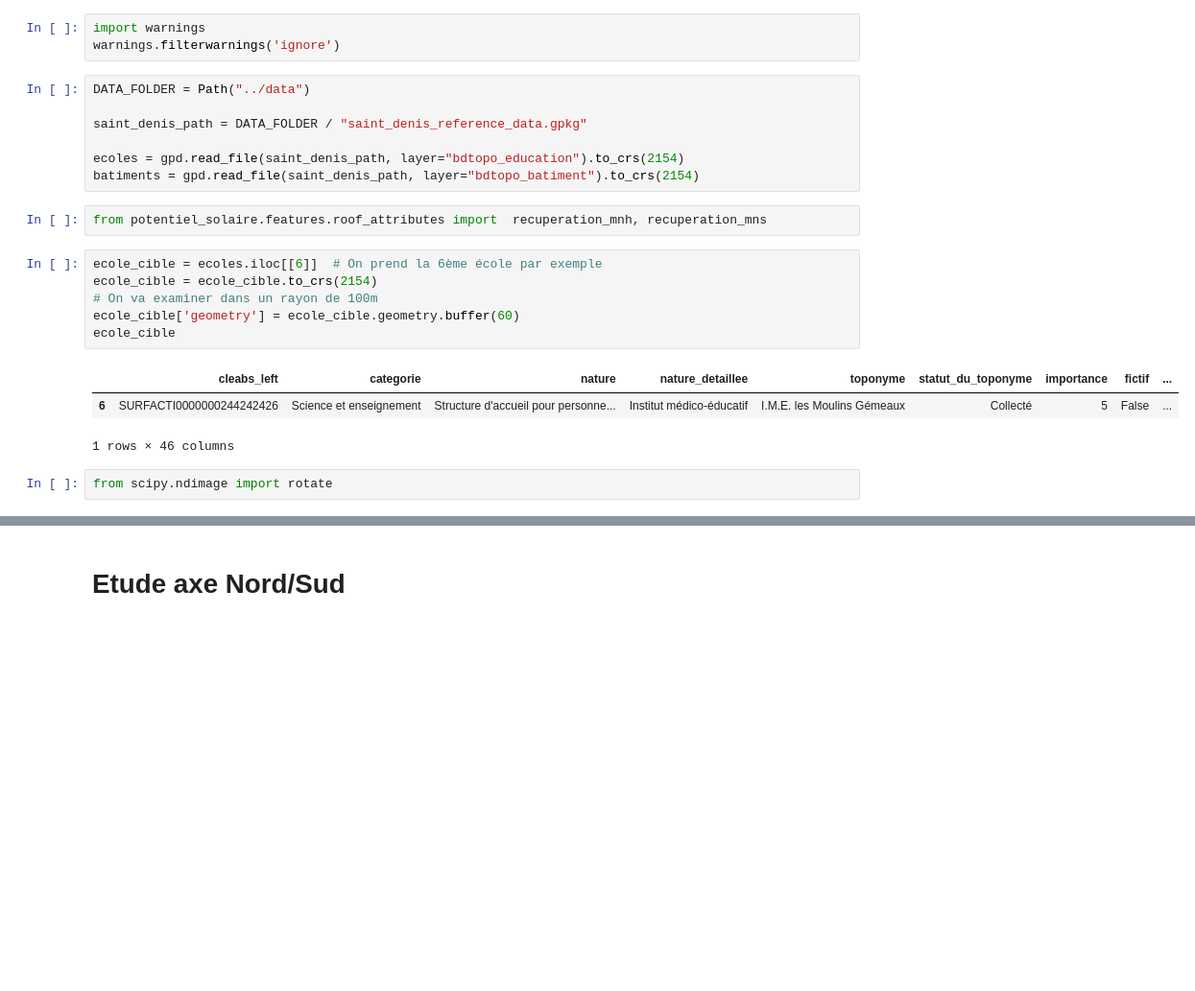
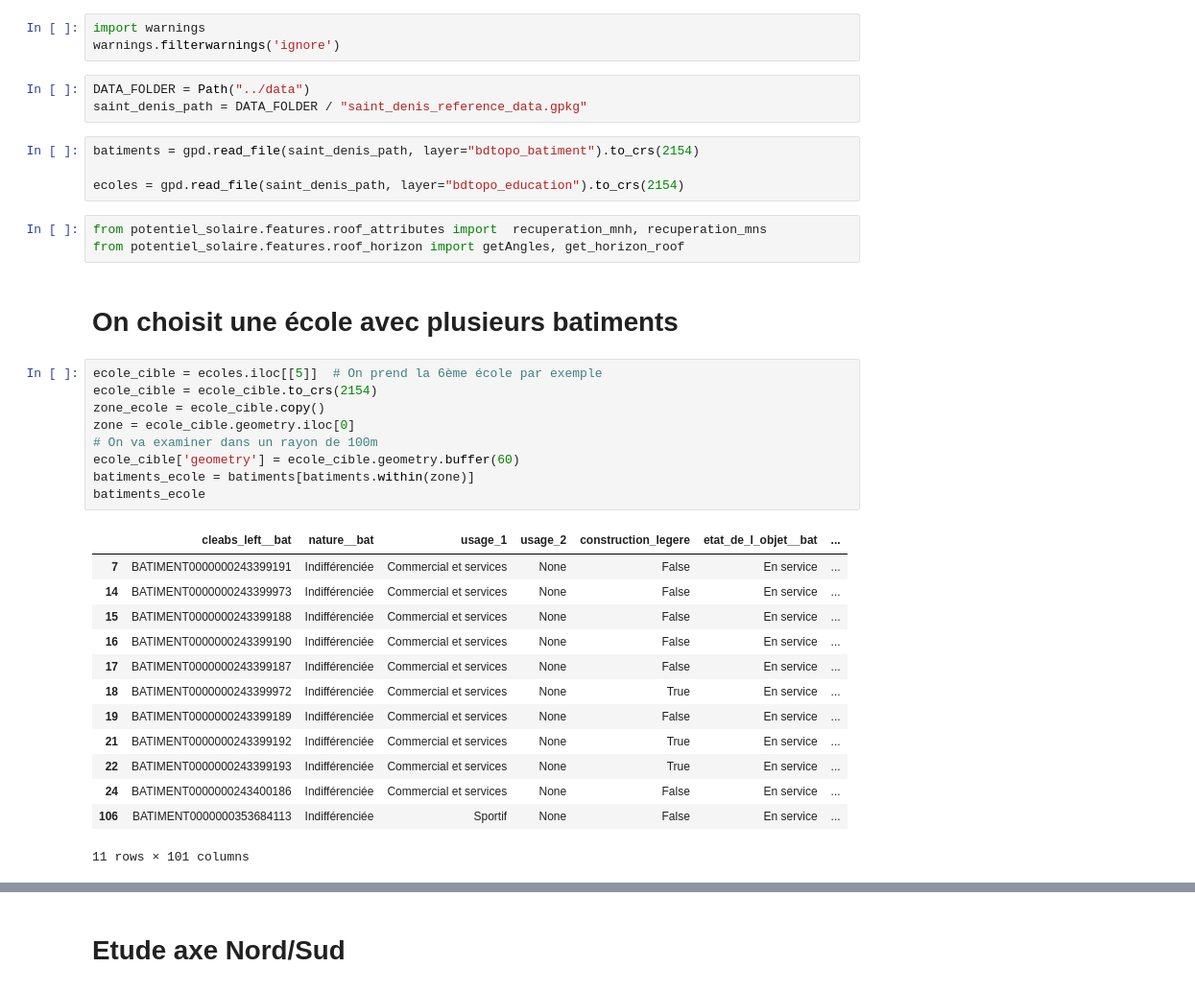
Before and after one commit to jbuiquan/13_potentiel_solaire, a Jupyter notebook: algorithme/notebooks/explore_userhorizon_for_pvgis.ipynb, the cells around one changed output, grey strips where cells are left out. Shown at 96% size. Cells and saved outputs as stored; diff of their text form; blank space fills up the shorter version.

```diff
--- a/algorithme/notebooks/explore_userhorizon_for_pvgis.ipynb
+++ b/algorithme/notebooks/explore_userhorizon_for_pvgis.ipynb
@@ -15,22 +13,36 @@ import warnings
 warnings.filterwarnings('ignore')
 # %%
 DATA_FOLDER = Path("../data")
-
 saint_denis_path = DATA_FOLDER / "saint_denis_reference_data.gpkg"
-
-ecoles = gpd.read_file(saint_denis_path, layer="bdtopo_education").to_crs(2154)
-batiments = gpd.read_file(saint_denis_path, layer="bdtopo_batiment").to_crs(2154)
+# %%
+batiments = gpd.read_file(saint_denis_path, layer="bdtopo_batiment").to_crs(2154)
+
+ecoles = gpd.read_file(saint_denis_path, layer="bdtopo_education").to_crs(2154)
 # %%
 from potentiel_solaire.features.roof_attributes import  recuperation_mnh, recuperation_mns
+from potentiel_solaire.features.roof_horizon import getAngles, get_horizon_roof
+# %% [markdown]
+# On choisit une école avec plusieurs batiments
 # %%
-ecole_cible = ecoles.iloc[[6]]  # On prend la 6ème école par exemple
+ecole_cible = ecoles.iloc[[5]]  # On prend la 6ème école par exemple
 ecole_cible = ecole_cible.to_crs(2154)
+zone_ecole = ecole_cible.copy()
+zone = ecole_cible.geometry.iloc[0]
 # On va examiner dans un rayon de 100m
 ecole_cible['geometry'] = ecole_cible.geometry.buffer(60)
-ecole_cible
+batiments_ecole = batiments[batiments.within(zone)]
+batiments_ecole
 # %% [output]
-|  | cleabs_left | categorie | nature | nature_detaillee | toponyme | statut_du_toponyme | importance | fictif | ... |
-| 6 | SURFACTI0000000244242426 | Science et enseignement | Structure d'accueil pour personne... | Institut médico-éducatif | I.M.E. les Moulins Gémeaux | Collecté | 5 | False | ... |
+|  | cleabs_left__bat | nature__bat | usage_1 | usage_2 | construction_legere | etat_de_l_objet__bat | ... |
+| 7 | BATIMENT0000000243399191 | Indifférenciée | Commercial et services | None | False | En service | ... |
+| 14 | BATIMENT0000000243399973 | Indifférenciée | Commercial et services | None | False | En service | ... |
+| 15 | BATIMENT0000000243399188 | Indifférenciée | Commercial et services | None | False | En service | ... |
+| 16 | BATIMENT0000000243399190 | Indifférenciée | Commercial et services | None | False | En service | ... |
+| 17 | BATIMENT0000000243399187 | Indifférenciée | Commercial et services | None | False | En service | ... |
+| 18 | BATIMENT0000000243399972 | Indifférenciée | Commercial et services | None | True | En service | ... |
+| 19 | BATIMENT0000000243399189 | Indifférenciée | Commercial et services | None | False | En service | ... |
+| 21 | BATIMENT0000000243399192 | Indifférenciée | Commercial et services | None | True | En service | ... |
+| 22 | BATIMENT0000000243399193 | Indifférenciée | Commercial et services | None | True | En service | ... |
+| 24 | BATIMENT0000000243400186 | Indifférenciée | Commercial et services | None | False | En service | ... |
+| 106 | BATIMENT0000000353684113 | Indifférenciée | Sportif | None | False | En service | ... |
-1 rows × 46 columns
+11 rows × 101 columns
-# %%
-from scipy.ndimage import rotate
```
Also changed, not shown: parts of 33 cells of this notebook, 5 other files.
